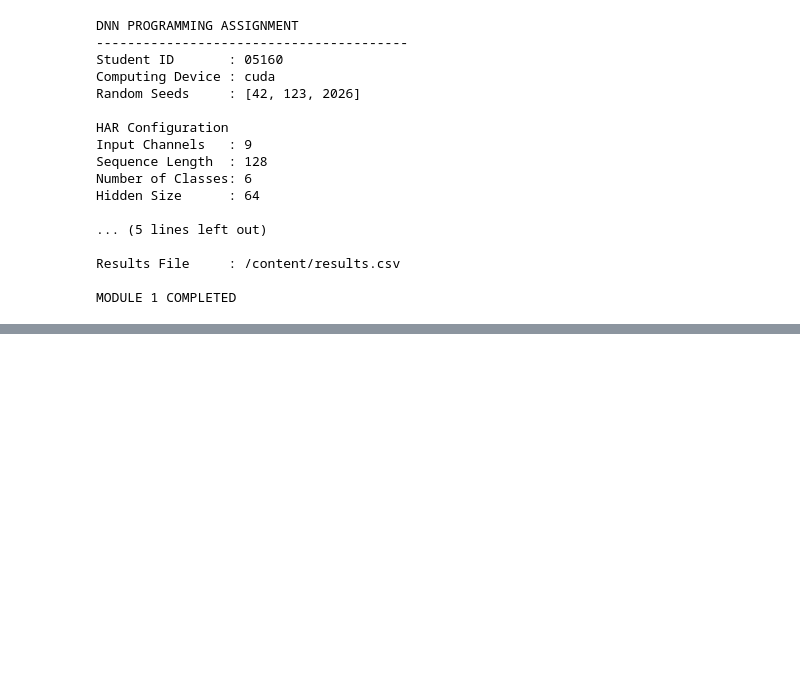
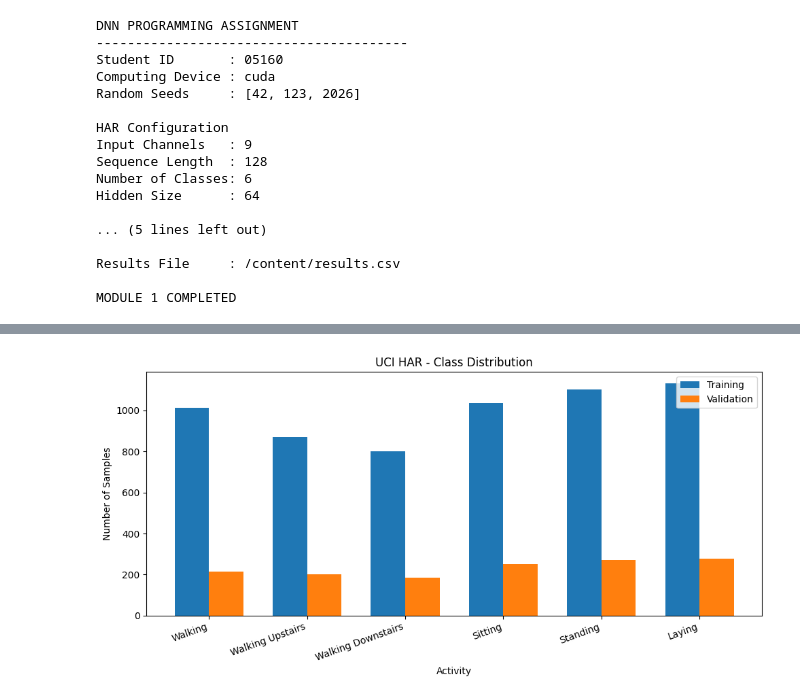
Before and after one commit to GUNJANSUMAN/accomadationfeedback, a Jupyter notebook: assgn_dnn.ipynb, the cells around one changed output, grey strips where cells are left out. Cells and saved outputs as stored; diff of their text form; code cells hidden in the pictures; blank space fills up the shorter version.

```diff
--- a/assgn_dnn.ipynb
+++ b/assgn_dnn.ipynb
@@ -257,0 +451,18 @@ MODULE 1 COMPLETED
+# %%
+
+# Section 2.5(a) - Define HAR Dataset
+
+class HARDSataset(Dataset):
+
+    def __init__(self, features, labels):
+
+        self.features = torch.tensor(features, dtype=torch.float32)
+        self.labels = torch.tensor(labels, dtype=torch.long)
+
+    def __len__(self):
+
+        return len(self.labels)
+
+    def __getitem__(self, index):
+
+        return self.features[index], self.labels[index]
@@ -257,0 +540,35 @@ MODULE 1 COMPLETED
+# %%
+
+# Section 2.6 - HAR Class Distribution
+
+# Count observations in each activity class
+train_counts = np.bincount(har_data["y_train"], minlength=NUM_CLASSES)
+val_counts = np.bincount(har_data["y_val"], minlength=NUM_CLASSES)
+
+# Plot training and validation distributions
+x = np.arange(NUM_CLASSES)
+width = 0.35
+
+plt.figure(figsize=(10, 5))
+
+plt.bar(x - width/2, train_counts, width, label="Training")
+plt.bar(x + width/2, val_counts, width, label="Validation")
+
+plt.xlabel("Activity")
+plt.ylabel("Number of Samples")
+plt.title("UCI HAR - Class Distribution")
+
+plt.xticks(x, CLASS_NAMES, rotation=20, ha="right")
+plt.legend()
+plt.tight_layout()
+
+# Save figure for the assignment report
+plt.savefig(
+    FIGURES_DIR / "har_class_distribution.png",
+    dpi=300,
+    bbox_inches="tight"
+)
+
+plt.show()
+# %% [output]
+[figure, added]
```
Also changed, not shown: parts of 29 cells of this notebook.
